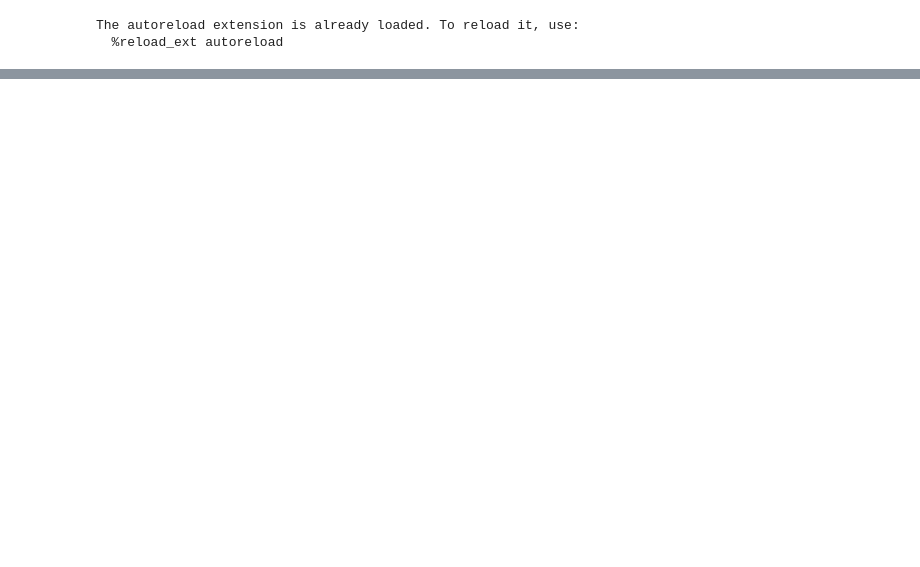
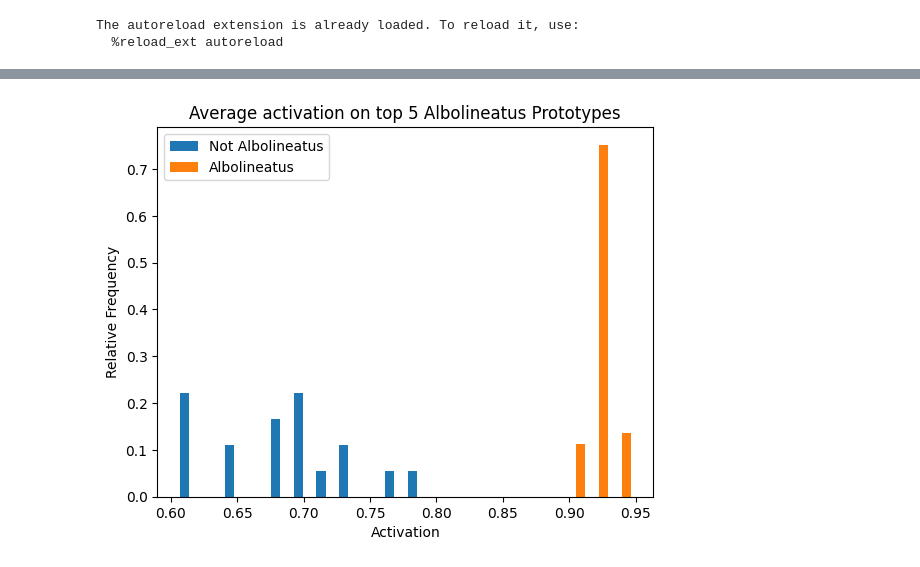
Before and after one commit to Xushu-Wang/MultiModalProtoPNet, a Jupyter notebook: visualize.ipynb, the cells around one changed output, grey strips where cells are left out. Saved outputs shown, nothing was run; the diff lists cells and outputs as text; code cells hidden in the pictures; blank space fills up the shorter version.

```diff
--- a/visualize.ipynb
+++ b/visualize.ipynb
@@ -302,3 +334,28 @@ GATTTTGATTATTACCCC
+# %%
+s = [[], []]
+
+for sample in validation_dataset:
+    o = get_corresponding_strings(sample[0], 1, tensors, 0, best_prototypes)
+    l = 0
+    for p, i, a, p_2 in o[:5]:
+        l += a/5
+    s[1 if sample[1] == 1 else 0].append(l)
+
+
+
+# Remove empty lists
+w = [[1 / len(y) for x in y] for y in s if y]
+
+# Plot histogram of activations
+plt.hist([a for a in s if a], bins=20, weights=w, label=[str(i) for i in range(8)])
+
+plt.title("Average activation on top 5 Albolineatus Prototypes")
+plt.xlabel("Activation")
+plt.ylabel("Relative Frequency")
+plt.legend(["Not Albolineatus", "Albolineatus"])
+pass
+# %% [output]
+[figure, added]
 # %%
 is_best_prototype_location = torch.zeros(CLASS_COUNT, 40*18)
 
```
Also changed, not shown: parts of 18 cells of this notebook, 3 other files.
